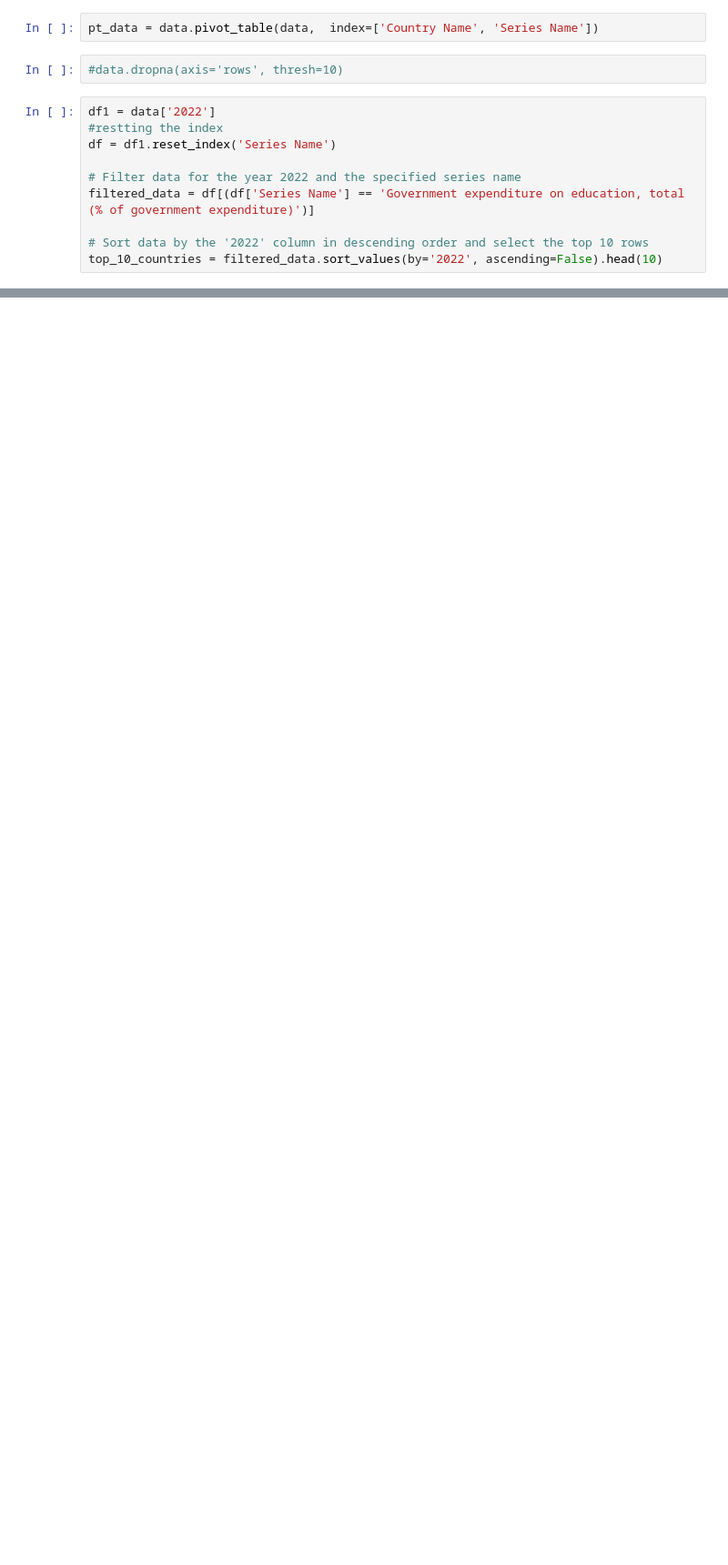
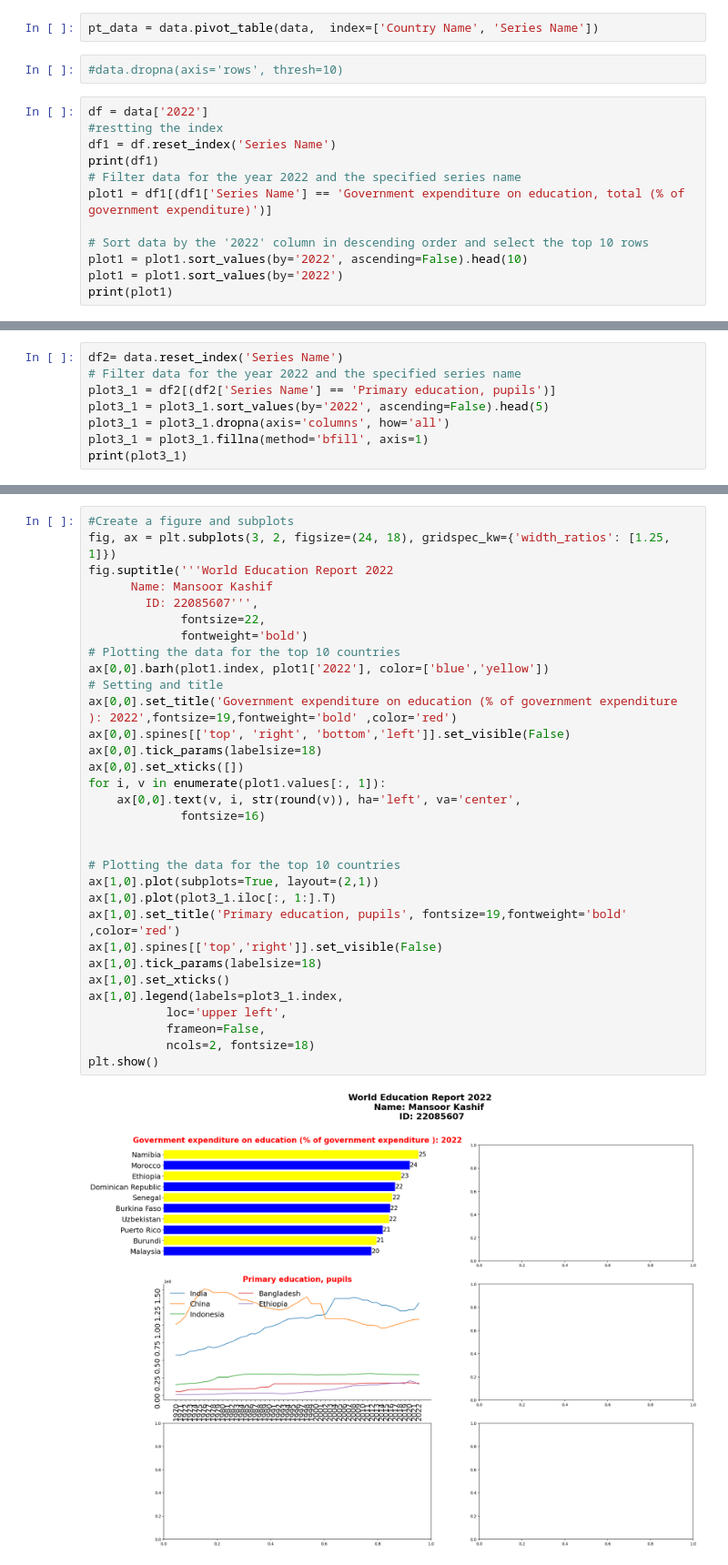
Before and after one commit to mansoorkashif1997/data-handling-project, a Jupyter notebook: jup.ipynb, the cells around one changed output, grey strips where cells are left out. Shown at 91% size. Saved outputs shown, nothing was run; the diff lists cells and outputs as text; blank space fills up the shorter version.

```diff
--- a/jup.ipynb
+++ b/jup.ipynb
@@ -26,12 +26,14 @@ pt_data = data.pivot_table(data,  index=['Country Name', 'Series Name'])
 # %%
 #data.dropna(axis='rows', thresh=10)
 # %%
-df1 = data['2022']
+df = data['2022']
 #restting the index
-df = df1.reset_index('Series Name')
-
+df1 = df.reset_index('Series Name')
+print(df1)
 # Filter data for the year 2022 and the specified series name
-filtered_data = df[(df['Series Name'] == 'Government expenditure on education, total (% of government expenditure)')]
+plot1 = df1[(df1['Series Name'] == 'Government expenditure on education, total (% of government expenditure)')]
 
 # Sort data by the '2022' column in descending order and select the top 10 rows
-top_10_countries = filtered_data.sort_values(by='2022', ascending=False).head(10)
+plot1 = plot1.sort_values(by='2022', ascending=False).head(10)
+plot1 = plot1.sort_values(by='2022')
+print(plot1)
@@ -65,0 +58,8 @@ df_bar[(df_bar['Series Name'] =='Government expenditure on education, total (% o
+# %%
+df2= data.reset_index('Series Name')
+# Filter data for the year 2022 and the specified series name
+plot3_1 = df2[(df2['Series Name'] == 'Primary education, pupils')]
+plot3_1 = plot3_1.sort_values(by='2022', ascending=False).head(5)
+plot3_1 = plot3_1.dropna(axis='columns', how='all')
+plot3_1 = plot3_1.fillna(method='bfill', axis=1)
+print(plot3_1)
@@ -65,0 +84,34 @@ df_bar[(df_bar['Series Name'] =='Government expenditure on education, total (% o
+# %%
+#Create a figure and subplots
+fig, ax = plt.subplots(3, 2, figsize=(24, 18), gridspec_kw={'width_ratios': [1.25, 1]})
+fig.suptitle('''World Education Report 2022
+      Name: Mansoor Kashif
+        ID: 22085607''',
+             fontsize=22,
+             fontweight='bold')
+# Plotting the data for the top 10 countries
+ax[0,0].barh(plot1.index, plot1['2022'], color=['blue','yellow'])
+# Setting and title
+ax[0,0].set_title('Government expenditure on education (% of government expenditure ): 2022',fontsize=19,fontweight='bold' ,color='red')
+ax[0,0].spines[['top', 'right', 'bottom','left']].set_visible(False)
+ax[0,0].tick_params(labelsize=18)
+ax[0,0].set_xticks([])
+for i, v in enumerate(plot1.values[:, 1]):
+    ax[0,0].text(v, i, str(round(v)), ha='left', va='center',
+             fontsize=16)
+
+
+# Plotting the data for the top 10 countries
+ax[1,0].plot(subplots=True, layout=(2,1))
+ax[1,0].plot(plot3_1.iloc[:, 1:].T)
+ax[1,0].set_title('Primary education, pupils', fontsize=19,fontweight='bold' ,color='red')
+ax[1,0].spines[['top','right']].set_visible(False)
+ax[1,0].tick_params(labelsize=18)
+ax[1,0].set_xticks()
+ax[1,0].legend(labels=plot3_1.index,
+           loc='upper left',
+           frameon=False,
+           ncols=2, fontsize=18)
+plt.show()
+# %% [output]
+[figure, added]
```
Also changed, not shown: parts of 6 cells of this notebook.
